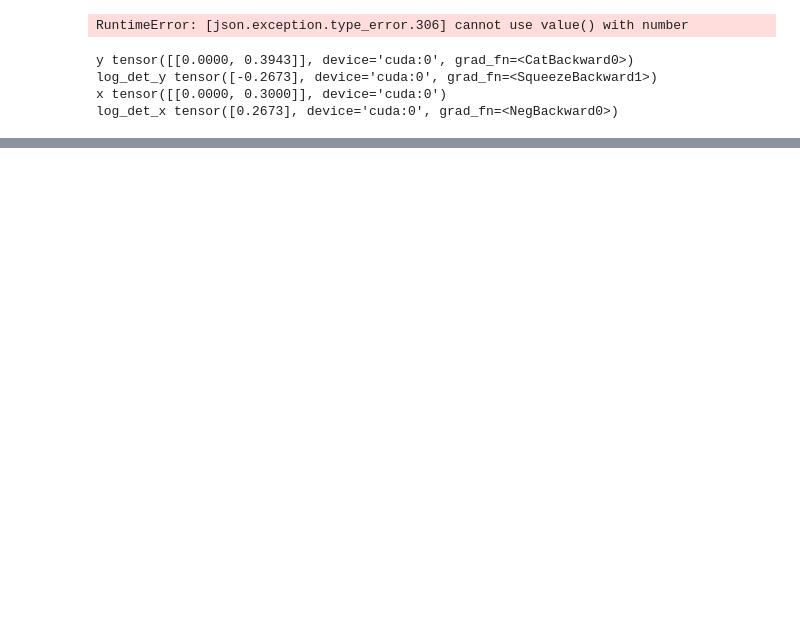
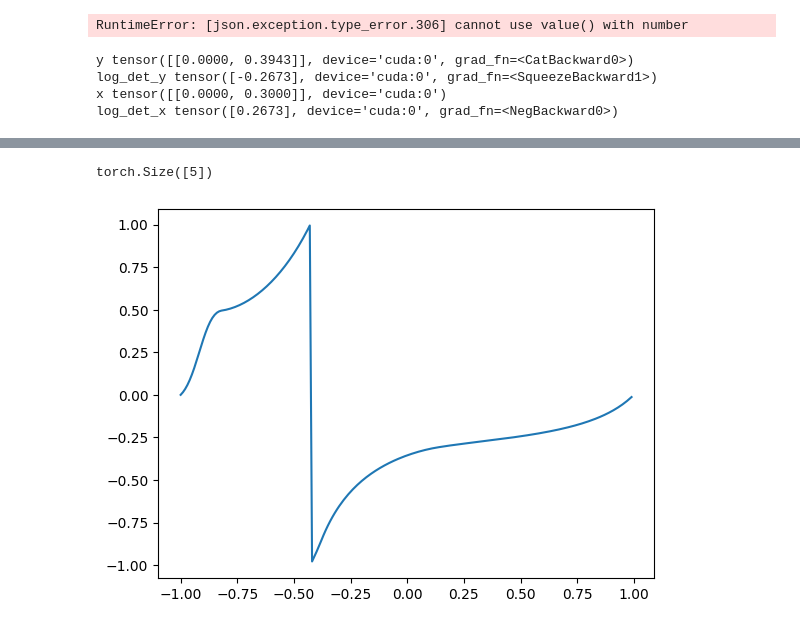
Before and after one commit to regorand/Masters, a Jupyter notebook: scripts/NeuralSplineFlows.ipynb, the cells around one changed output, grey strips where cells are left out. Cells and saved outputs as stored; diff of their text form; code cells hidden in the pictures; blank space fills up the shorter version.

```diff
--- a/scripts/NeuralSplineFlows.ipynb
+++ b/scripts/NeuralSplineFlows.ipynb
@@ -348,0 +376,54 @@ torch.Size([5])
+# %%
+from matplotlib.lines import lineStyles
+from normalizing_flows import build_spline_params, eval_quadratic_spline, invert_quadratic_spline
+
+def build_deriv_line(x, y, d, line_length):
+    half_length = line_length / 2
+    x_values = [x - half_length, x + half_length]
+    y_values = [y - d * half_length, y + d * half_length]
+    return x_values, y_values
+
+widths = torch.tensor([0.6, 1.1, 1.3])
+heights = torch.tensor([0.8, 1.0, 1.9])
+derivs = torch.tensor([-0.8, 6.8])
+
+# input = torch.cat((widths, heights, derivs))
+
+K = 4
+input = torch.randn((3 * K + 1))
+input[0:2 * K] *= 0.5
+input[2 * K: 3*K] *= 2
+
+input[-1] = 1
+
+vert_x, vert_y, knot_derivs, phase = build_spline_params(input, 1.0, include_phase=False)
+
+# phase = phase.squeeze(-1)
+
+vert_x = vert_x.squeeze(0)
+vert_y = vert_y.squeeze(0)
+knot_derivs = knot_derivs.squeeze(0)
+
+print(knot_derivs.shape)
+
+start = -1.0
+end = 1.0
+step_size = 0.01
+xx = torch.arange(start, end, step_size)
+
+yy, log_det = eval_quadratic_spline(vert_x, vert_y, knot_derivs, xx, B = 1, phase = phase)
+xx_2, inv_log_det = invert_quadratic_spline(vert_x, vert_y, knot_derivs, yy, B = 1, phase = phase)
+
+plt.plot(xx, yy)
+# plt.plot(yy, xx_2)
+# plt.vlines(x=vert_x, ymin=-1, ymax=vert_y, linestyles='dashed')
+# plt.hlines(y=vert_y, xmin=-1, xmax=vert_x, linestyles='dashed')
+
+
+for i in range(0, K + 1):
+    pass
+    # x, y = build_deriv_line(vert_x[i], vert_y[i], knot_derivs[i], 0.4)
+    # plt.plot(x, y, ':')
+# %% [output]
+torch.Size([5])
+[figure, added]
```
Also changed, not shown: parts of 3 cells of this notebook, 8 other files.
